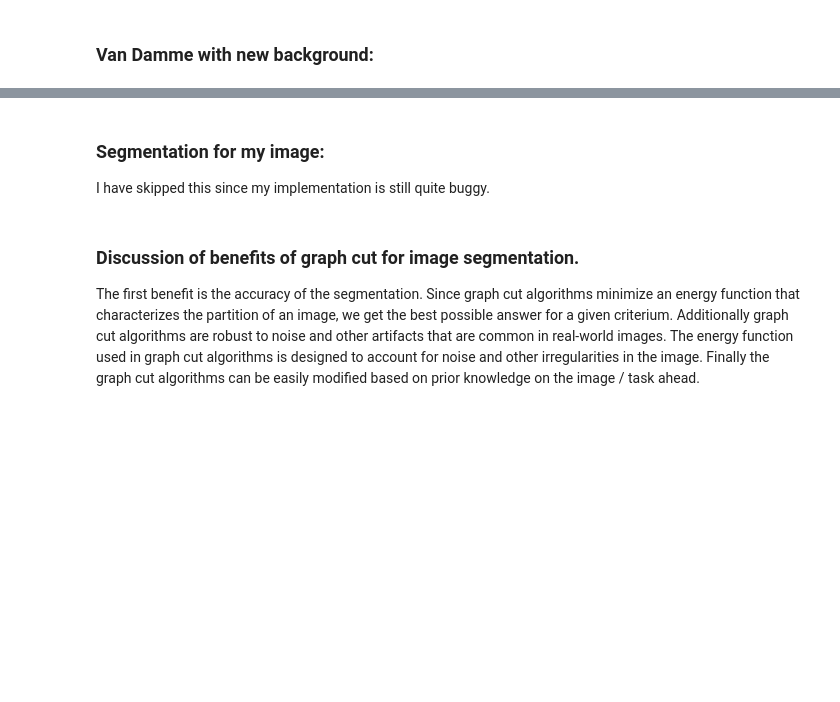
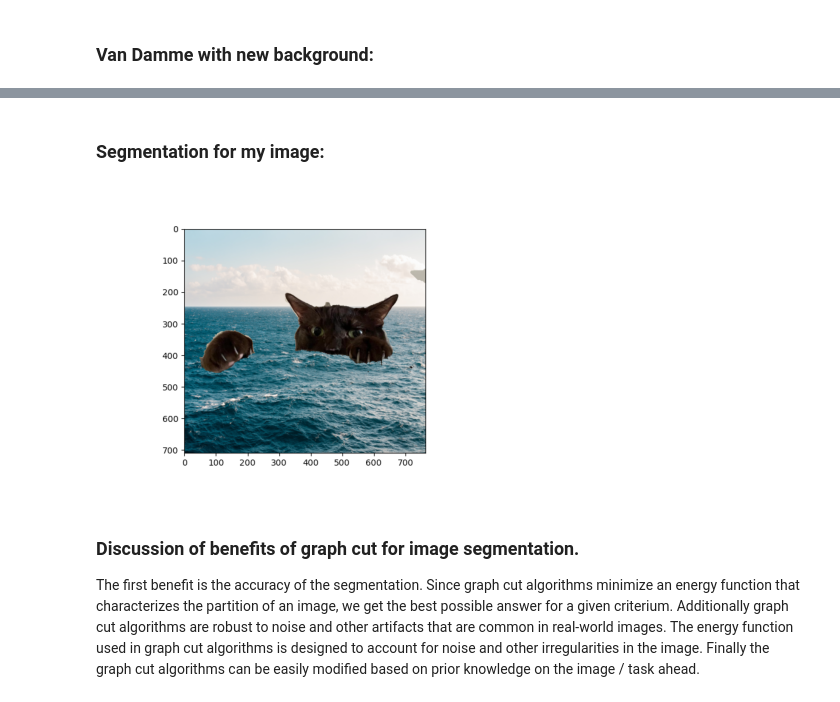
Before and after one commit to oalkaya/mfcgv-projects, a Jupyter notebook: MF2023-Exercise4/code/GraphCuts/task2.ipynb, the cells around one changed output, grey strips where cells are left out. Drawn from its saved outputs; the diff is of its cells as text; code cells hidden in the pictures; blank space fills up the shorter version.

```diff
--- a/MF2023-Exercise4/code/GraphCuts/task2.ipynb
+++ b/MF2023-Exercise4/code/GraphCuts/task2.ipynb
@@ -47,3 +47,2 @@ show_image(read_image('test_images/VanDamme_BG.png'))
 # %% [markdown]
 ### Segmentation for my image:
-I have skipped this since my implementation is still quite buggy.
@@ -52,3 +49,7 @@ I have skipped this since my implementation is still quite buggy.
+# %%
+show_image(read_image('test_images/kiku_bg.png'))
+# %% [output]
+[figure, added]
 # %% [markdown]
 ### Discussion of benefits of graph cut for image segmentation.
 The first benefit is the accuracy of the segmentation. Since graph cut algorithms minimize an energy function that characterizes the partition of an image, we get the best possible answer for a given criterium. Additionally graph cut algorithms are robust to noise and other artifacts that are common in real-world images. The energy function used in graph cut algorithms is designed to account for noise and other irregularities in the image. Finally the graph cut algorithms can be easily modified based on prior knowledge on the image / task ahead.
```
Also changed, not shown: parts of 4 cells of this notebook, 9 other files.
